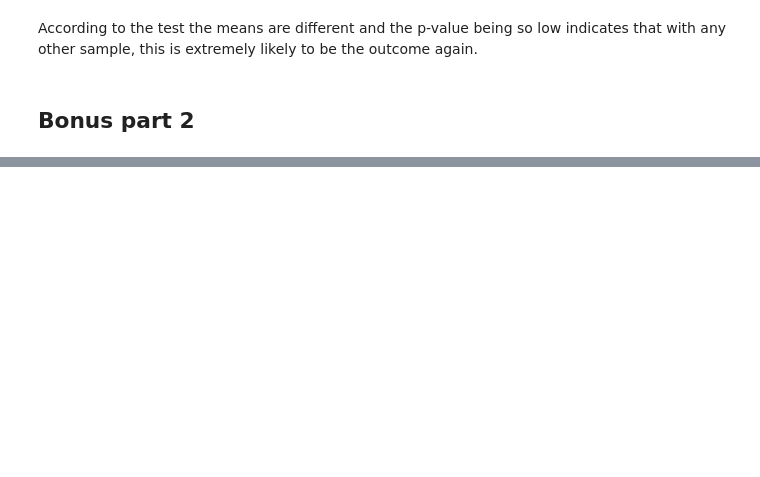
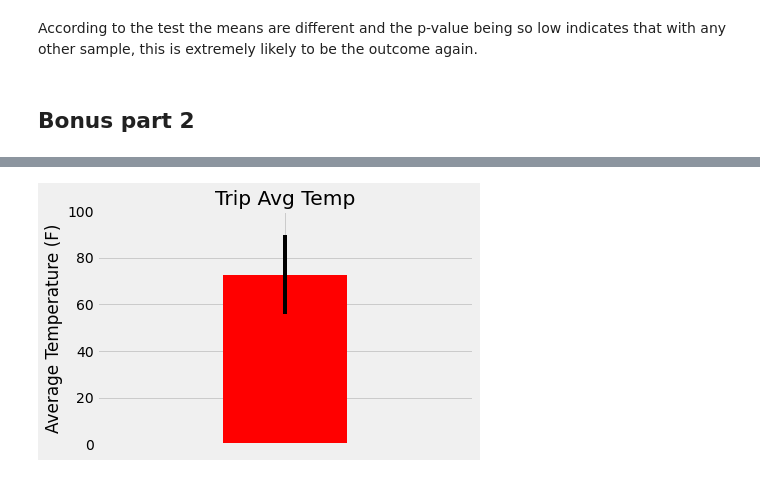
Before and after one commit to JoeKell/HonoluluClimateAnalysisAndApp, a Jupyter notebook: climate_analysis.ipynb, the cells around one changed output, grey strips where cells are left out. Cells and saved outputs as stored; diff of their text form; code cells hidden in the pictures; blank space fills up the shorter version.

```diff
--- a/climate_analysis.ipynb
+++ b/climate_analysis.ipynb
@@ -166,8 +242,17 @@ Vacation_End='2016-04-13'
 # %%
 # Plot the results from your previous query as a bar chart.
 # Use "Trip Avg Temp" as your Title
 # Use the average temperature for the y value
 # Use the peak-to-peak (tmax-tmin) value as the y error bar (yerr)
+
+plt.bar([""],[tavg],width=.33, color='red',yerr=tmax-tmin)
+plt.ylabel("Average Temperature (F)")
+plt.title("Trip Avg Temp")
+plt.xlim(-.5,.5)
+plt.ylim(0,100)
+plt.show()
+# %% [output]
+[figure, added]
 # %%
 # Calculate the total amount of rainfall per weather station for your trip dates using the previous year's matching dates.
 # Sort this in descending order by precipitation amount and list the station, name, latitude, longitude, and elevation
```
Also changed, not shown: parts of 16 cells of this notebook.
